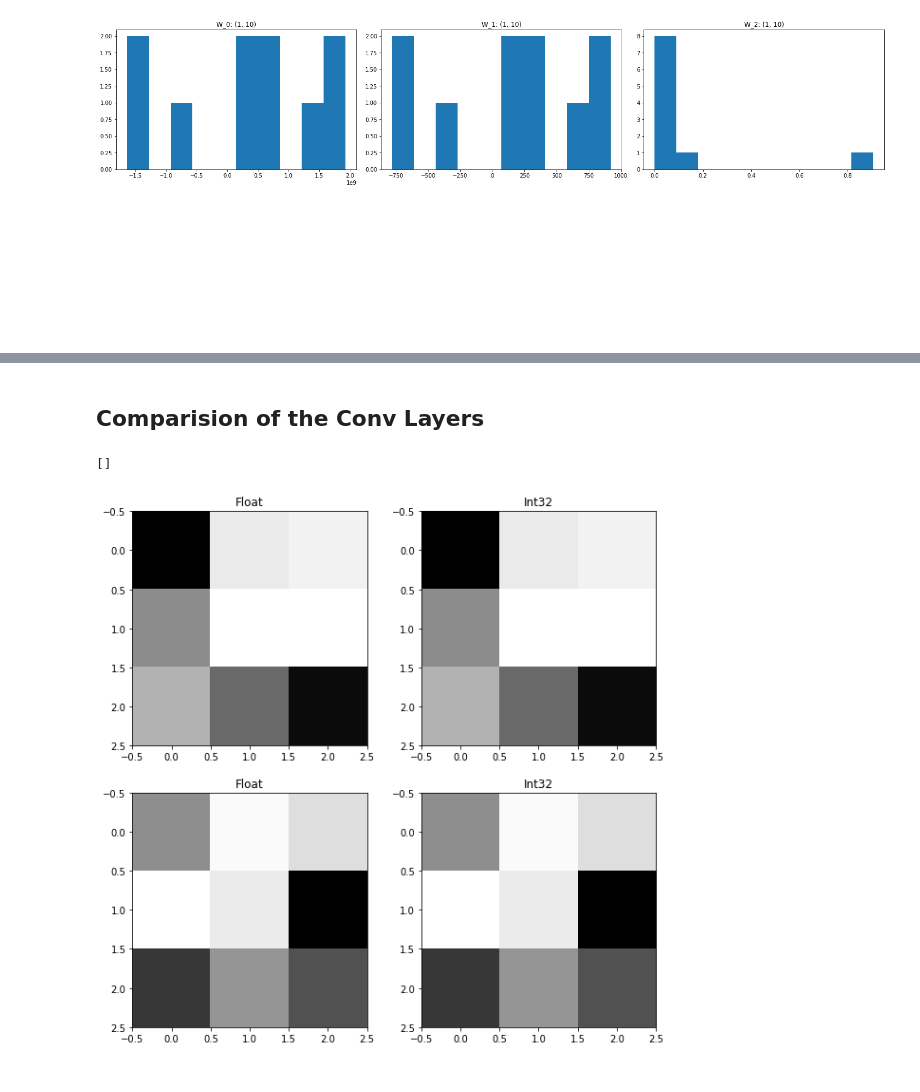
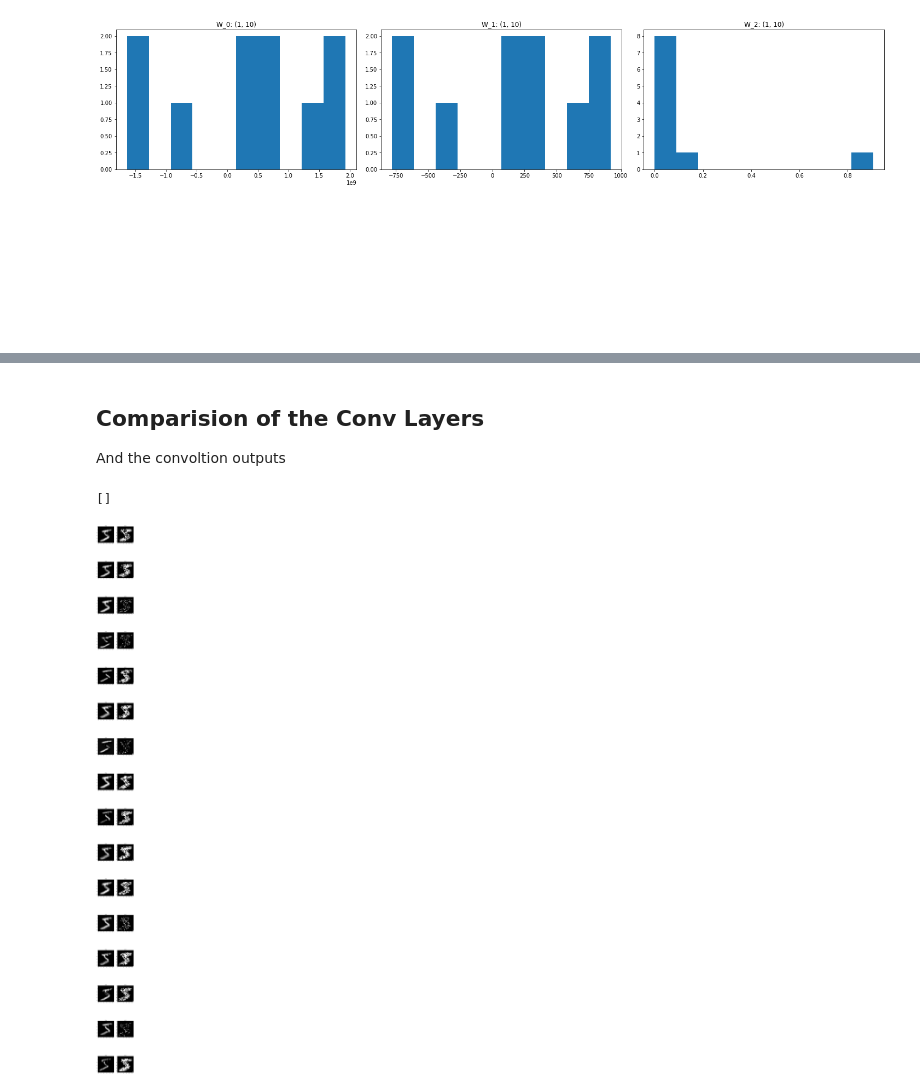
Before and after one commit to kayaleitner/FPGA_MNIST, a Jupyter notebook: python/Quantisation Workbook.ipynb, the cells around one changed output, grey strips where cells are left out. Drawn from its saved outputs; the diff is of its cells as text; code cells hidden in the pictures.

```diff
--- a/python/Quantisation Workbook.ipynb
+++ b/python/Quantisation Workbook.ipynb
@@ -162,0 +149,15 @@ for iact, fact in zip(nn32_activations, nnf64_activations):
+# %%
+cnv1_kernel_int = nn_lenet_i32.layers[1].kernel
+cnv1_kernel_float = nn_lenet_f64.layers[1].kernel
+
+fig1, axs = plt.subplots(ncols=4, nrows=4, figsize=(10,10))
+for i in range(4):
+    for j in range(4):
+        axs[i,j].imshow(cnv1_kernel_float[:,:,0,i*4+j], cmap="gray")
+plt.plot()
+
+fig1, axs = plt.subplots(ncols=4, nrows=4, figsize=(10,10))
+for i in range(4):
+    for j in range(4):
+        axs[i,j].imshow(cnv1_kernel_int[:,:,0,i*4+j], cmap="gray")
+plt.plot()
@@ -163,21 +168,19 @@ for iact, fact in zip(nn32_activations, nnf64_activations):
 # %% [markdown]
 ## Comparision of the Conv Layers
+
+And the convoltion outputs
 # %%
-cnv1_kernel_int = nn_lenet_i32.layers[1].kernel
-cnv1_kernel_float = nn_lenet_f64.layers[1].kernel
+cnv1_out_int = nn32_activations[1]
+cnv1_out_float = nnf64_activations[1]
 
 
-fig1, axs = plt.subplots(2,2, figsize=(10,10))
-axs[0,0].imshow(cnv1_kernel_float[:,:,0,0], cmap="gray")
-axs[0,0].set_title('Float')
-
-axs[0,1].imshow(cnv1_kernel_int[:,:,0,0], cmap="gray")
-axs[0,1].set_title('Int32')
-axs[1,0].imshow(cnv1_kernel_float[:,:,0,1], cmap="gray")
-axs[1,0].set_title('Float')
-axs[1,1].imshow(cnv1_kernel_int[:,:,0,1], cmap="gray")
-axs[1,1].set_title('Int32')
+fig1, axs = plt.subplots(16,2, figsize=(10,160))
+for i in range(16):
+    axs[i,0].imshow(cnv1_out_float[0,:,:,i], cmap="gray")
+    axs[i,0].set_title('Float')
+    axs[i,1].imshow(cnv1_out_int[0,:,:,i], cmap="gray")
+    axs[i,1].set_title('Int32')
 plt.plot()
 # %% [output]
 []
-[figure, old version]
+[figure, new version]
```
Also changed, not shown: parts of 7 cells of this notebook, 30 other files.
